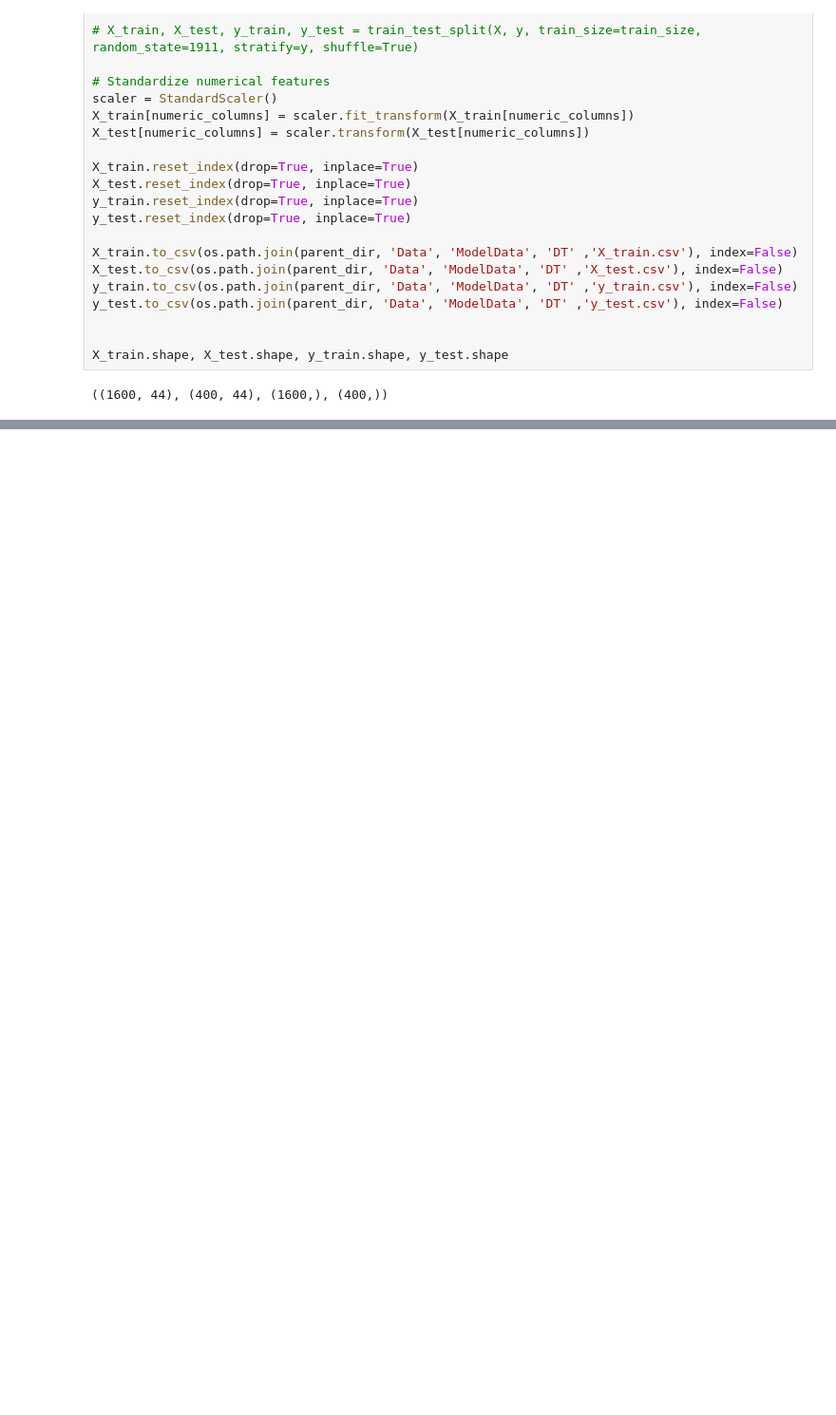
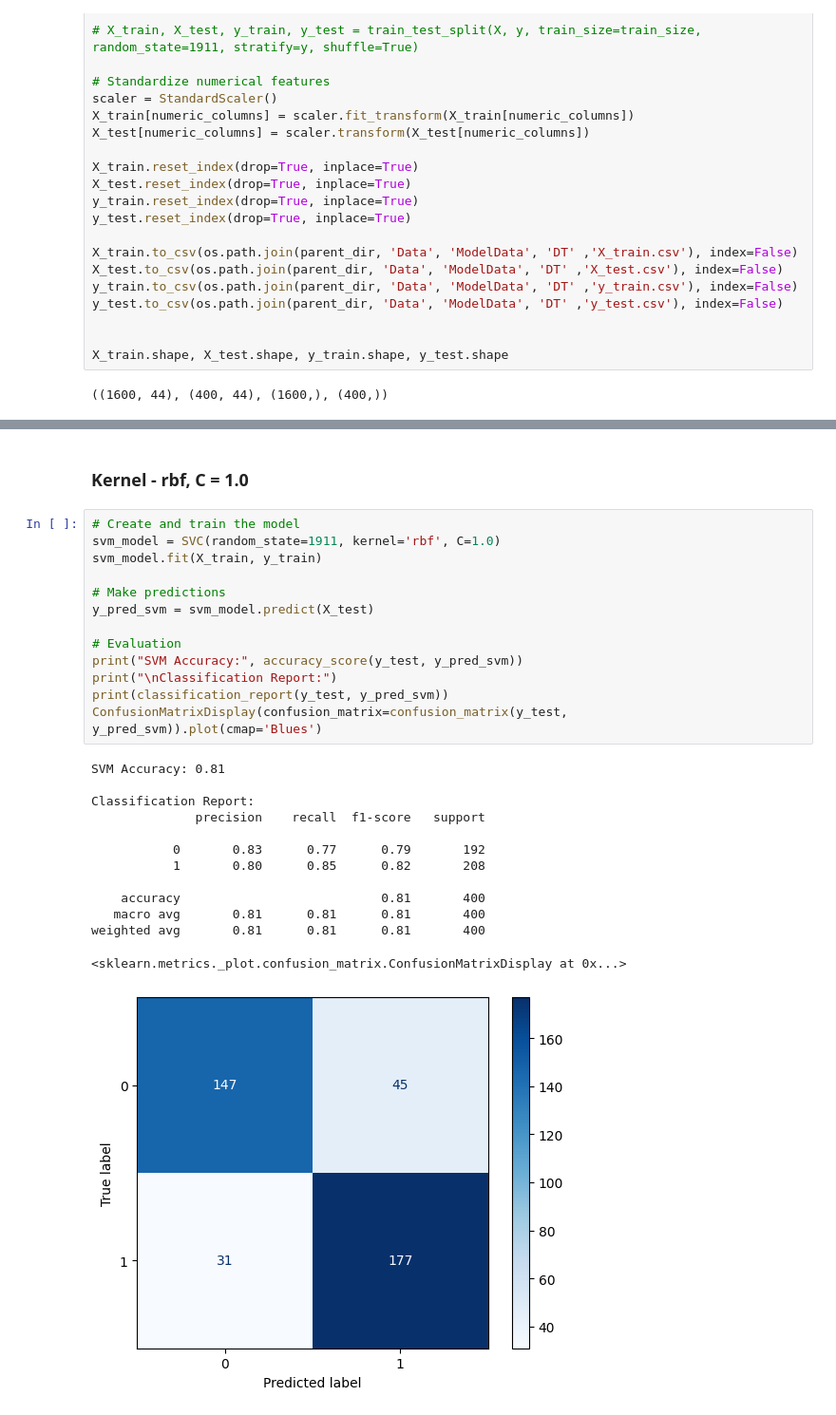
Before and after one commit to prnv19/FootballAnalytics, a Jupyter notebook: Classification/SVC.ipynb, the cells around one changed output, grey strips where cells are left out. Shown at 95% size. Cells and saved outputs as stored; diff of their text form; blank space fills up the shorter version.

```diff
--- a/Classification/SVC.ipynb
+++ b/Classification/SVC.ipynb
@@ -114,0 +117,29 @@ weighted avg       0.81      0.81      0.81       400
+# %% [markdown]
+### Kernel - rbf, C = 1.0
+# %%
+# Create and train the model
+svm_model = SVC(random_state=1911, kernel='rbf', C=1.0)
+svm_model.fit(X_train, y_train)
+
+# Make predictions
+y_pred_svm = svm_model.predict(X_test)
+
+# Evaluation
+print("SVM Accuracy:", accuracy_score(y_test, y_pred_svm))
+print("\nClassification Report:")
+print(classification_report(y_test, y_pred_svm))
+ConfusionMatrixDisplay(confusion_matrix=confusion_matrix(y_test, y_pred_svm)).plot(cmap='Blues')
+# %% [output]
+SVM Accuracy: 0.81
+
+Classification Report:
+              precision    recall  f1-score   support
+
+           0       0.83      0.77      0.79       192
+           1       0.80      0.85      0.82       208
+
+    accuracy                           0.81       400
+   macro avg       0.81      0.81      0.81       400
+weighted avg       0.81      0.81      0.81       400
+<sklearn.metrics._plot.confusion_matrix.ConfusionMatrixDisplay at 0x...>
+[figure, added]
```
Also changed, not shown: parts of 5 cells of this notebook.
